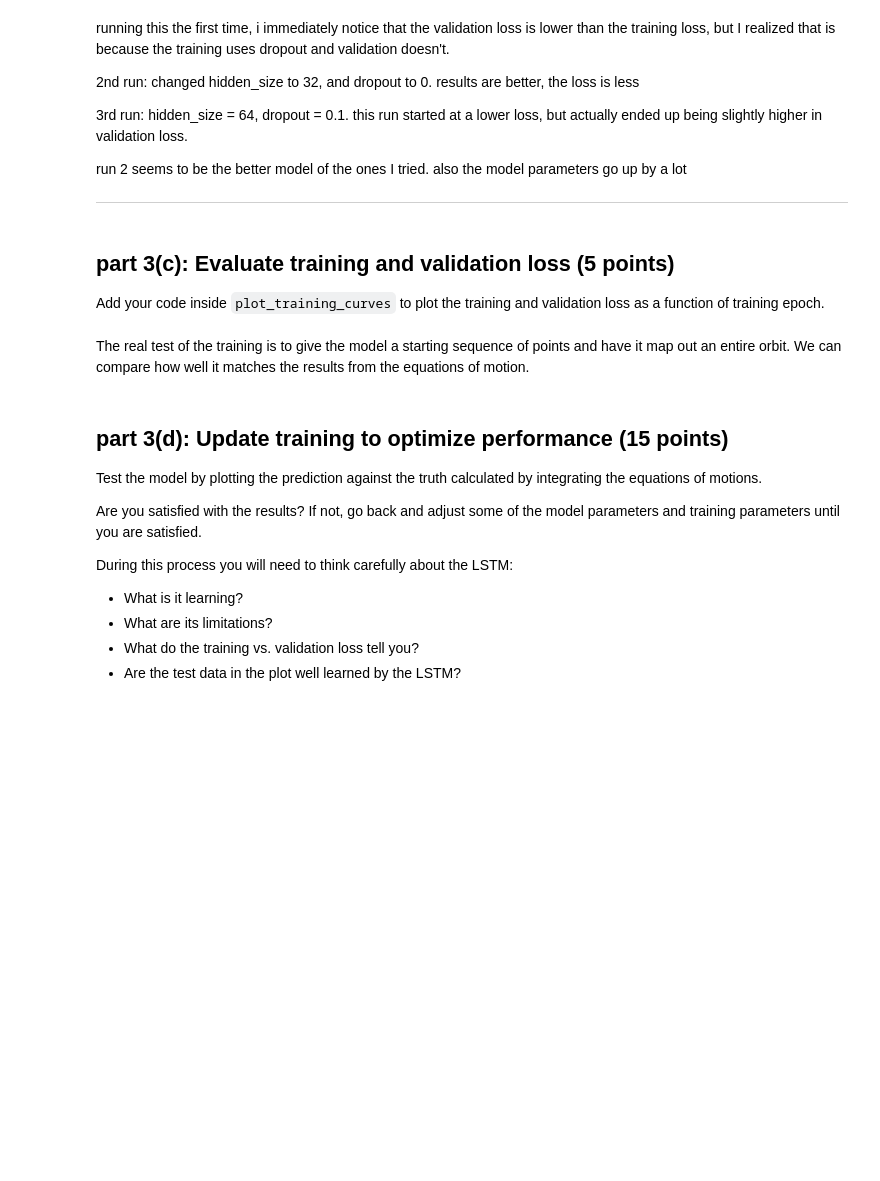
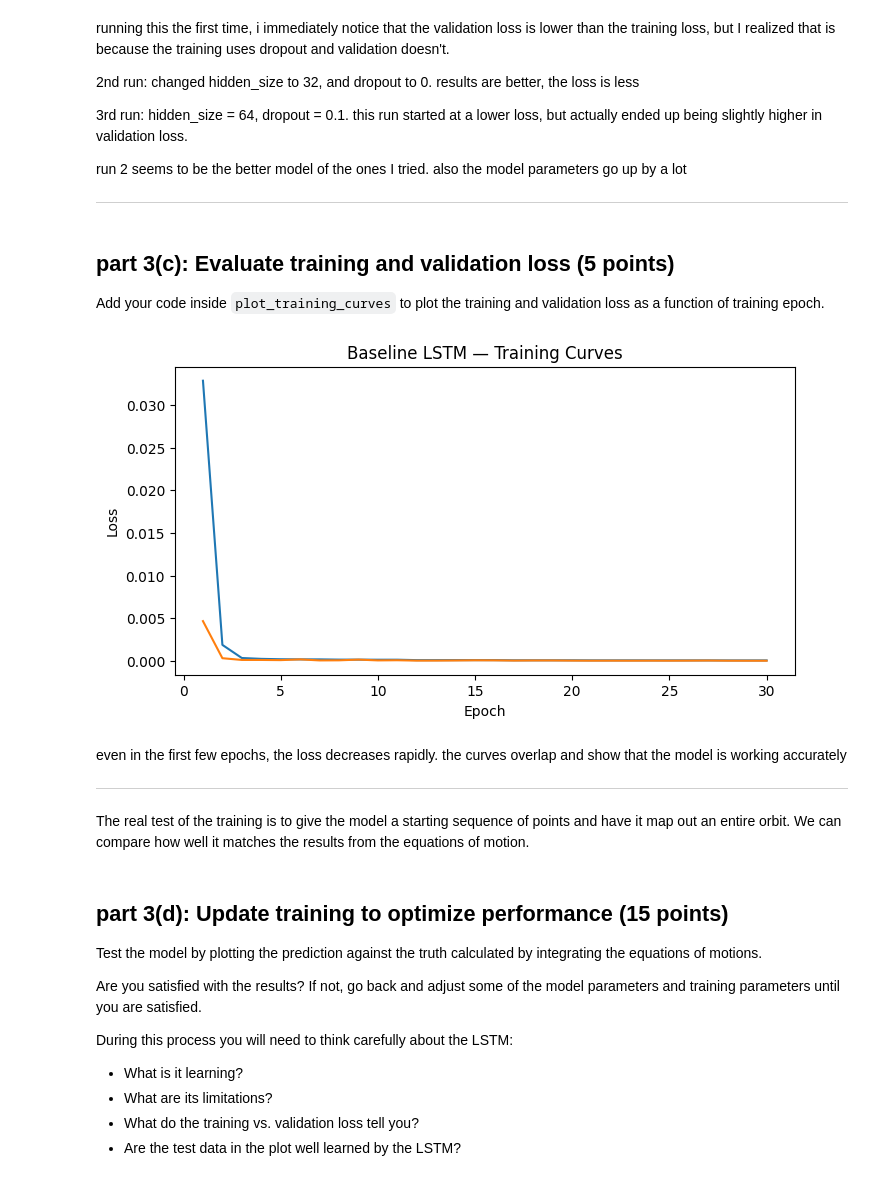
Before and after one commit to nataliewad/phys152-2026, a Jupyter notebook: Exercises/Homework-3.ipynb, the cells around one changed output. Cells and saved outputs as stored; diff of their text form; code cells hidden in the pictures; blank space fills up the shorter version.

```diff
--- a/Exercises/Homework-3.ipynb
+++ b/Exercises/Homework-3.ipynb
@@ -591,7 +591,7 @@ def integrate_orbit(state0: np.ndarray, dt: float, n_steps: int,
 
 def generate_orbit_dataset(n_orbits: int = 500, steps_per_orbit: int = 300,
                             a_range: tuple = (0.8, 1.2),
-                            e_range: tuple = (0.0, 0.2),
+                            e_range: tuple = (0.0, 0.36),
                             mu: float = 1.0) -> list:
     """
     Generate a list of orbital trajectories with random parameters.
@@ -821,14 +821,28 @@ Add your code inside `plot_training_curves` to plot the training and validation
 # %%
 # Implement the function plot_training curves to plot the training loss
 #  and validation loss as a function of training epoch
 
 def plot_training_curves(history, title="Training Curves"):
     """Plot train and validation loss over epochs."""
     fig, ax = plt.subplots(figsize=(8, 4))
-    # Add code here
+
+    epochs = range(1, len(history["train_losses"]) + 1)
+
+    ## plot training and validation loss
+    ax.plot(epochs, history["train_losses"], label="Training Loss")
+    ax.plot(epochs, history["val_losses"], label="Validation Loss")
+    ax.set_xlabel("Epoch")
+    ax.set_ylabel("Loss")
+    ax.set_title(title)
     plt.show()
 
 plot_training_curves(history_baseline, "Baseline LSTM — Training Curves")
+# %% [output]
+[figure, added]
+# %% [markdown]
+even in the first few epochs, the loss decreases rapidly. the curves overlap and show that the model is working accurately
+
+-----
 # %% [markdown]
 The real test of the training is to give the model a starting sequence of points and have it map out an entire orbit. We can compare how well it matches the results from the equations of motion.
 # %%
```
Also changed, not shown: parts of 6 cells of this notebook.
